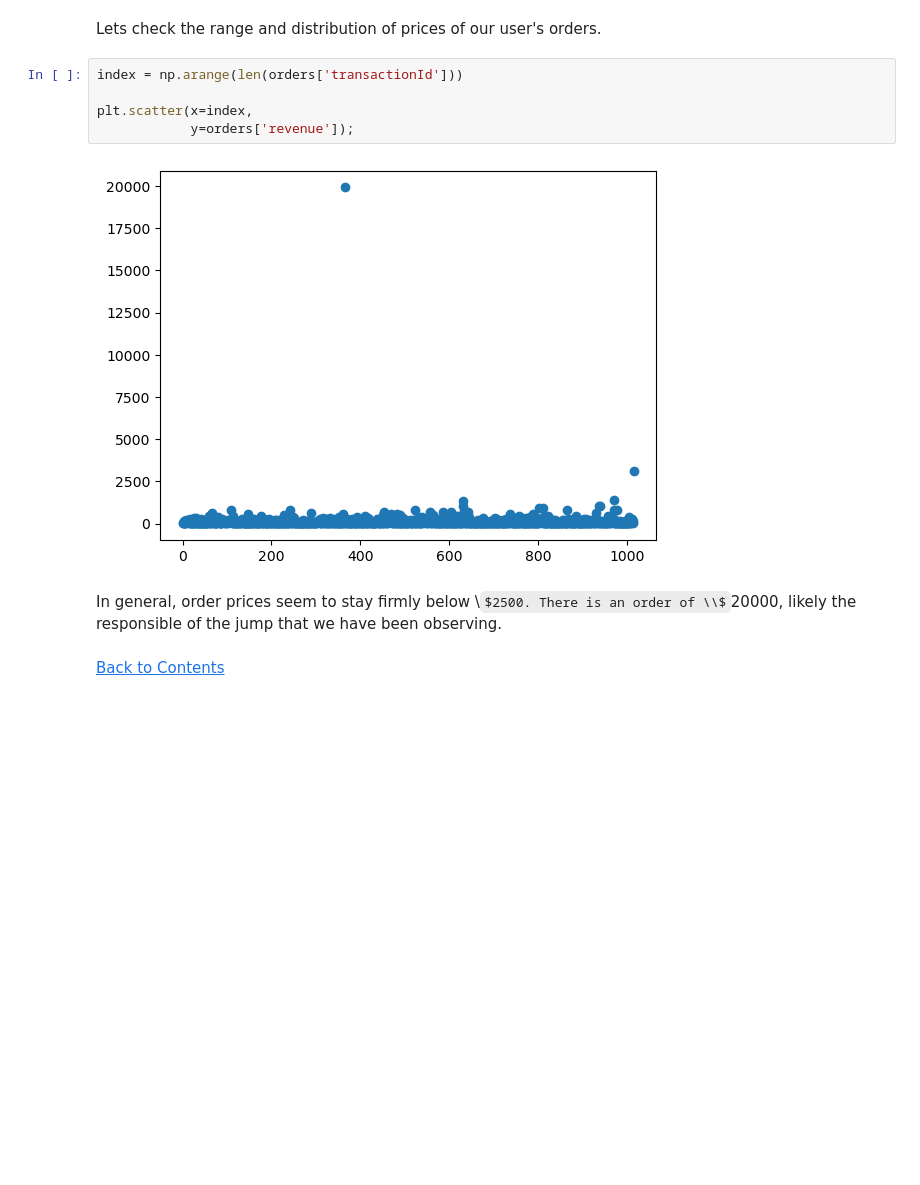
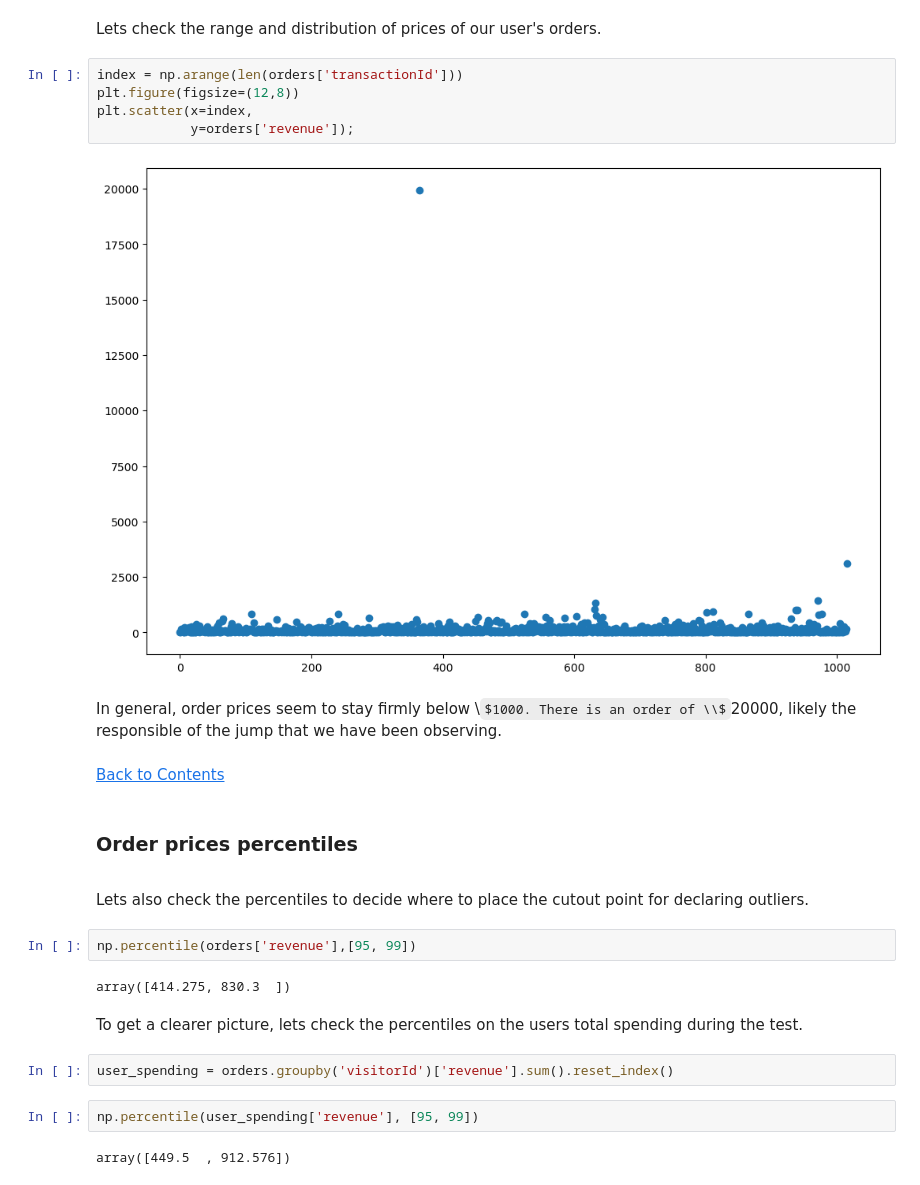
Before and after one commit to Silverscale/Tripleten-A-B-testing, a Jupyter notebook: A_B_testing.ipynb, the cells around one changed output. Cells and saved outputs as stored; diff of their text form; some formulas as TeX source; blank space fills up the shorter version.

Commit message:
Outliers fix

```diff
--- a/A_B_testing.ipynb
+++ b/A_B_testing.ipynb
@@ -543,12 +546,29 @@ We can safely say that 3 orders is an outlier.
 Lets check the range and distribution of prices of our user's orders.
 # %%
 index = np.arange(len(orders['transactionId']))
-
+plt.figure(figsize=(12,8))
 plt.scatter(x=index,
             y=orders['revenue']);
 # %% [output]
-[figure, old version]
+[figure, new version]
 # %% [markdown]
-In general, order prices seem to stay firmly below \\$2500. There is an order of \\$20000, likely the responsible of the jump that we have been observing.
+In general, order prices seem to stay firmly below \\$1000. There is an order of \\$20000, likely the responsible of the jump that we have been observing.
 # %% [markdown]
 [Back to Contents](#back)
+# %% [markdown]
+### Order prices percentiles
+<a name="order_prices_perc"></a>
+# %% [markdown]
+Lets also check the percentiles to decide where to place the cutout point for declaring outliers.
+# %%
+np.percentile(orders['revenue'],[95, 99])
+# %% [output]
+array([414.275, 830.3  ])
+# %% [markdown]
+To get a clearer picture, lets check the percentiles on the users total spending during the test.
+# %%
+user_spending = orders.groupby('visitorId')['revenue'].sum().reset_index()
+# %%
+np.percentile(user_spending['revenue'], [95, 99])
+# %% [output]
+array([449.5  , 912.576])
```
Also changed, not shown: parts of 10 cells of this notebook.
